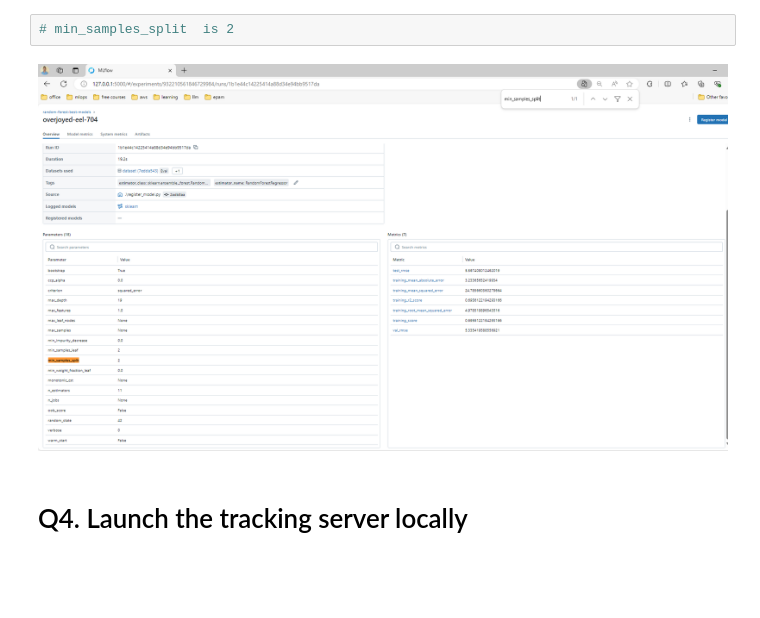
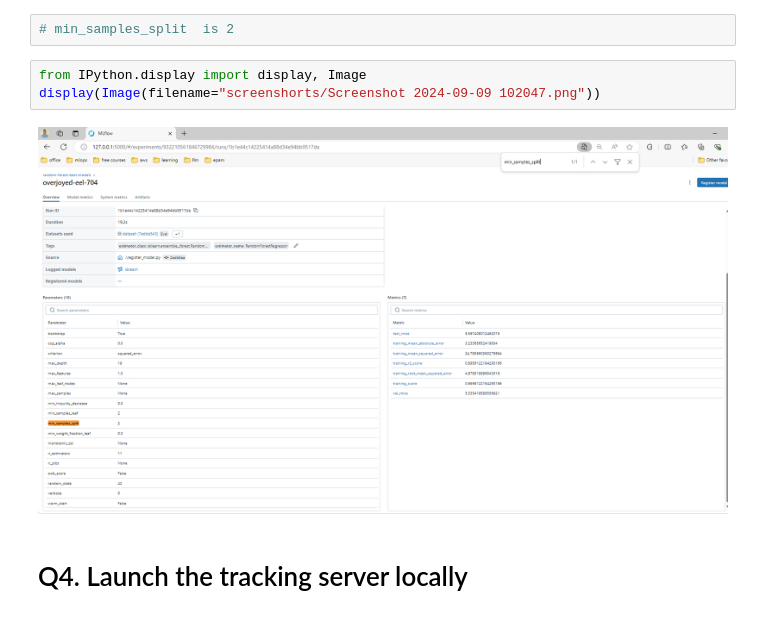
Before and after one commit to vjanga1/MLOps_learning, a Jupyter notebook: module-2/module-2.ipynb, the cells around one changed output. Saved outputs shown, nothing was run; the diff lists cells and outputs as text; blank space fills up the shorter version.

Commit message:
adding the screenshorts

```diff
--- a/module-2/module-2.ipynb
+++ b/module-2/module-2.ipynb
@@ -203,8 +203,11 @@ mlflow.__version__
 # Q3. Train a model with autolog
 # %%
 # min_samples_split  is 2
-# %% [markdown]
-![Screenshot 2024-09-09 102047.png](<attachment:Screenshot 2024-09-09 102047.png>)
+# %%
+from IPython.display import display, Image
+display(Image(filename="screenshorts/Screenshot 2024-09-09 102047.png"))
+# %% [output]
+[figure, added]
 # %% [markdown]
 # Q4. Launch the tracking server locally
 # %%
```
Also changed, not shown: parts of 7 cells of this notebook, 4 other files.
